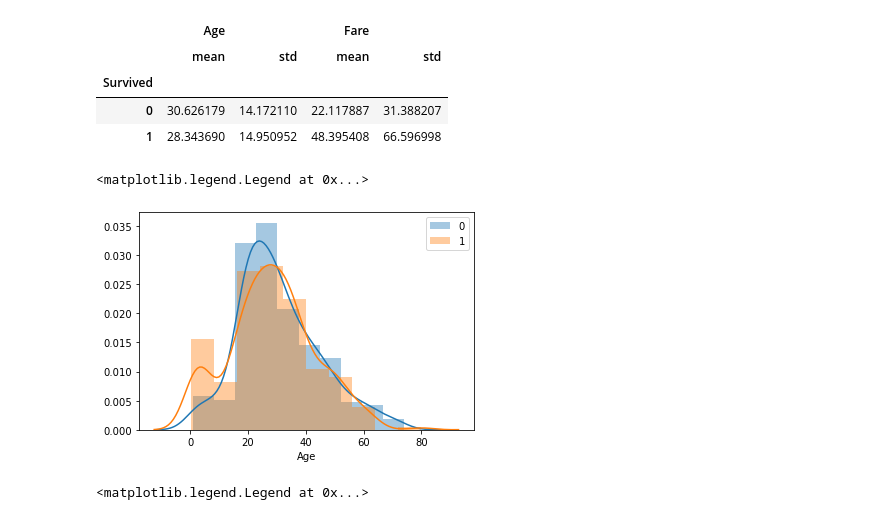
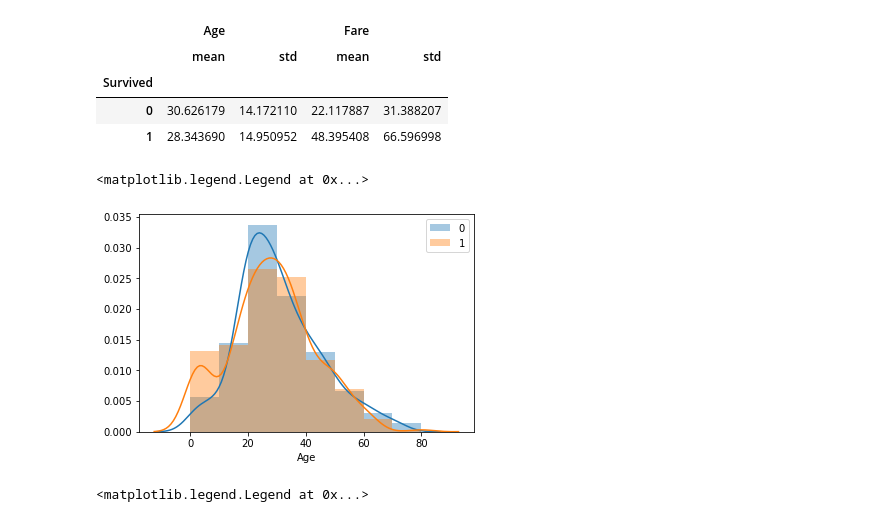
Before and after one commit to mfriebel/DS_projects, a Jupyter notebook: week02/project_week02_MF.ipynb, the cells around one changed output. Cells and saved outputs as stored; diff of their text form; code cells hidden in the pictures.

```diff
--- a/week02/project_week02_MF.ipynb
+++ b/week02/project_week02_MF.ipynb
@@ -84,14 +82,16 @@ data_train.groupby('Survived')['Age', 'Fare'].agg([np.mean, np.std])
 | 0 | 30.626179 | 14.172110 | 22.117887 | 31.388207 |
 | 1 | 28.343690 | 14.950952 | 48.395408 | 66.596998 |
 # %%
+bins=[0,10,20,30,40,50,60,70,80]
+
 for outcome in data_train['Survived'].unique():
     mask = data_train['Survived'] == outcome
-    sns.distplot(data_train[mask]['Age'], kde=True, label=outcome, bins=10)
+    sns.distplot(data_train[mask]['Age'], kde=True, label=outcome, bins=bins)
 
 plt.legend()
 # %% [output]
 <matplotlib.legend.Legend at 0x...>
-[figure, old version]
+[figure, new version]
 # %%
 for outcome in data_train['Survived'].unique():
     mask = data_train['Survived'] == outcome
```
Also changed, not shown: parts of 46 cells of this notebook.
